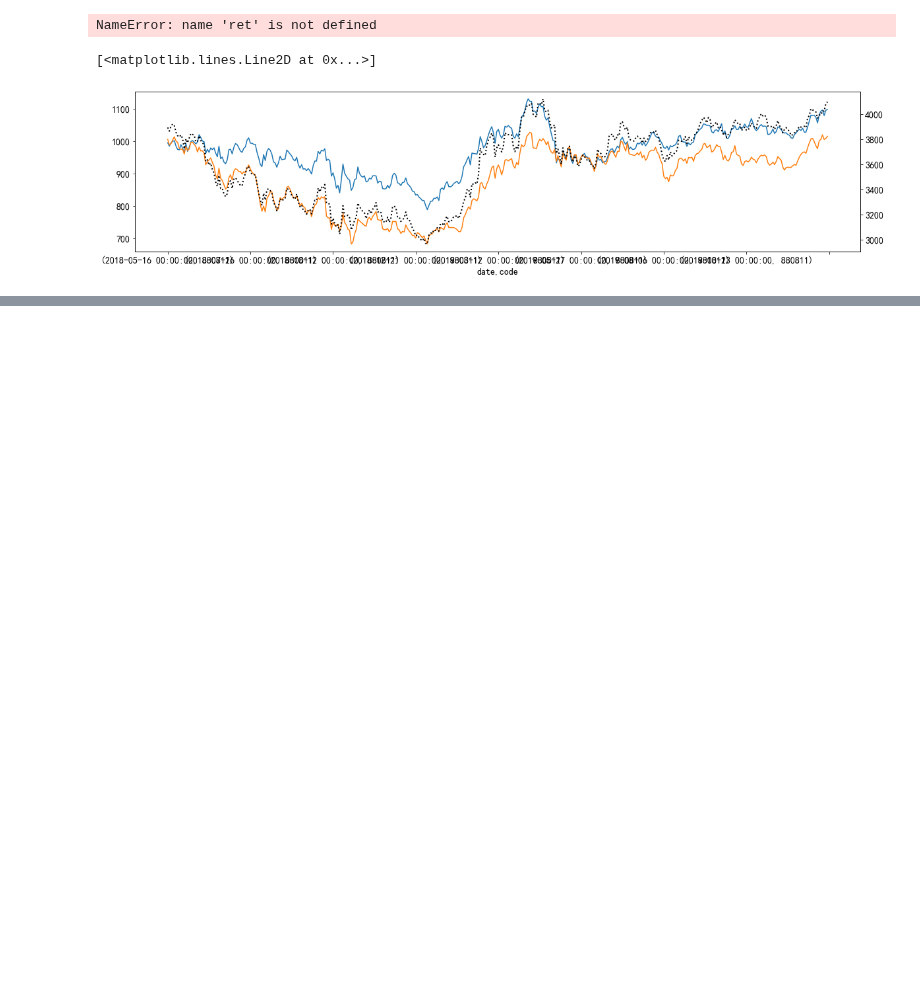
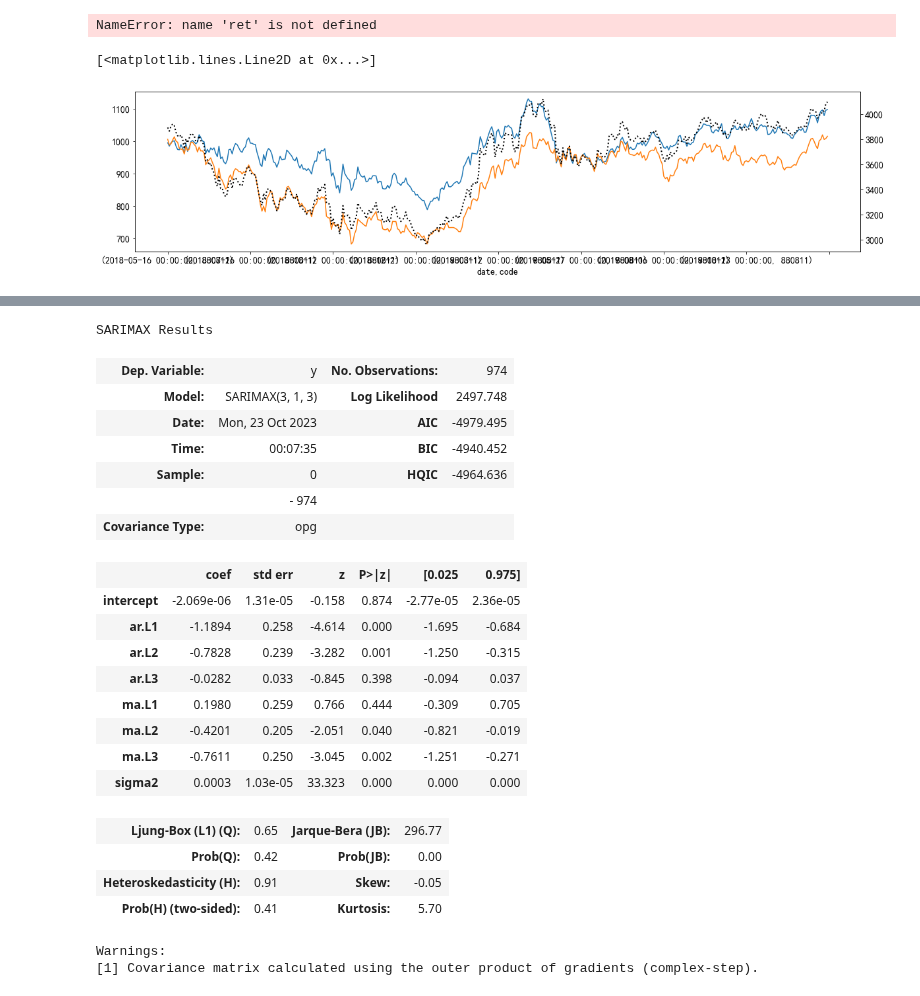
Before and after one commit to kaikai03/IndicatorLab, a Jupyter notebook: ind/Ind_Sentiment.ipynb, the cells around one changed output, grey strips where cells are left out. Cells and saved outputs as stored; diff of their text form; code cells hidden in the pictures; blank space fills up the shorter version.

```diff
--- a/ind/Ind_Sentiment.ipynb
+++ b/ind/Ind_Sentiment.ipynb
@@ -280,5 +287,33 @@ SARIMAX Results
 Warnings:
 [1] Covariance matrix calculated using the outer product of gradients (complex-step).
+# %%
+model = pmdarima.arima.ARIMA(order=(3,1,3))
+model.fit(c_ret)
+model.summary()
+# %% [output]
+SARIMAX Results
+| Dep. Variable: | y | No. Observations: | 974 |
+| Model: | SARIMAX(3, 1, 3) | Log Likelihood | 2497.748 |
+| Date: | Mon, 23 Oct 2023 | AIC | -4979.495 |
+| Time: | 00:07:35 | BIC | -4940.452 |
+| Sample: | 0 | HQIC | -4964.636 |
+|  | - 974 |  |  |
+| Covariance Type: | opg |  |  |
+|  | coef | std err | z | P>|z| | [0.025 | 0.975] |
+| intercept | -2.069e-06 | 1.31e-05 | -0.158 | 0.874 | -2.77e-05 | 2.36e-05 |
+| ar.L1 | -1.1894 | 0.258 | -4.614 | 0.000 | -1.695 | -0.684 |
+| ar.L2 | -0.7828 | 0.239 | -3.282 | 0.001 | -1.250 | -0.315 |
+| ar.L3 | -0.0282 | 0.033 | -0.845 | 0.398 | -0.094 | 0.037 |
+| ma.L1 | 0.1980 | 0.259 | 0.766 | 0.444 | -0.309 | 0.705 |
+| ma.L2 | -0.4201 | 0.205 | -2.051 | 0.040 | -0.821 | -0.019 |
+| ma.L3 | -0.7611 | 0.250 | -3.045 | 0.002 | -1.251 | -0.271 |
+| sigma2 | 0.0003 | 1.03e-05 | 33.323 | 0.000 | 0.000 | 0.000 |
+| Ljung-Box (L1) (Q): | 0.65 | Jarque-Bera (JB): | 296.77 |
+| Prob(Q): | 0.42 | Prob(JB): | 0.00 |
+| Heteroskedasticity (H): | 0.91 | Skew: | -0.05 |
+| Prob(H) (two-sided): | 0.41 | Kurtosis: | 5.70 |
+Warnings:
+[1] Covariance matrix calculated using the outer product of gradients (complex-step).
 # %%
 c_ret
 # %% [output]
```
Also changed, not shown: parts of 6 cells of this notebook.
